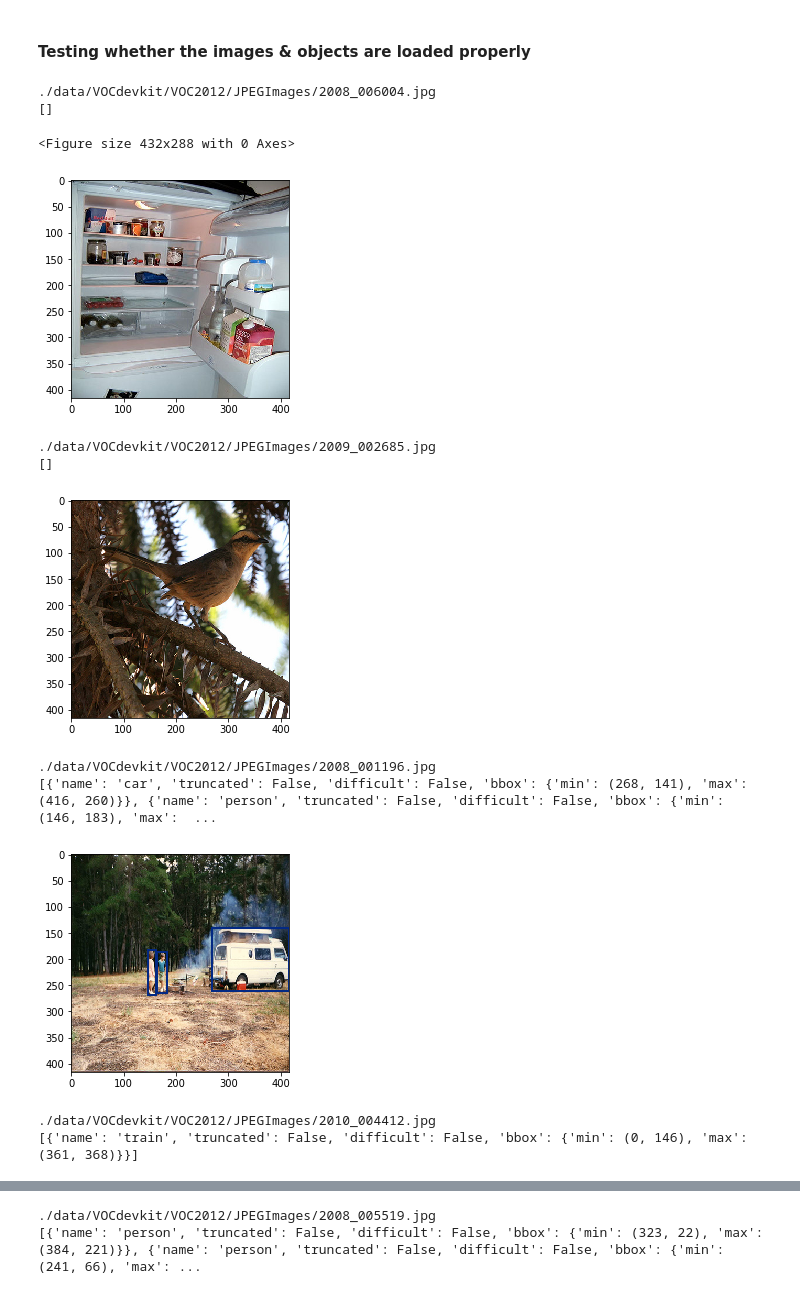
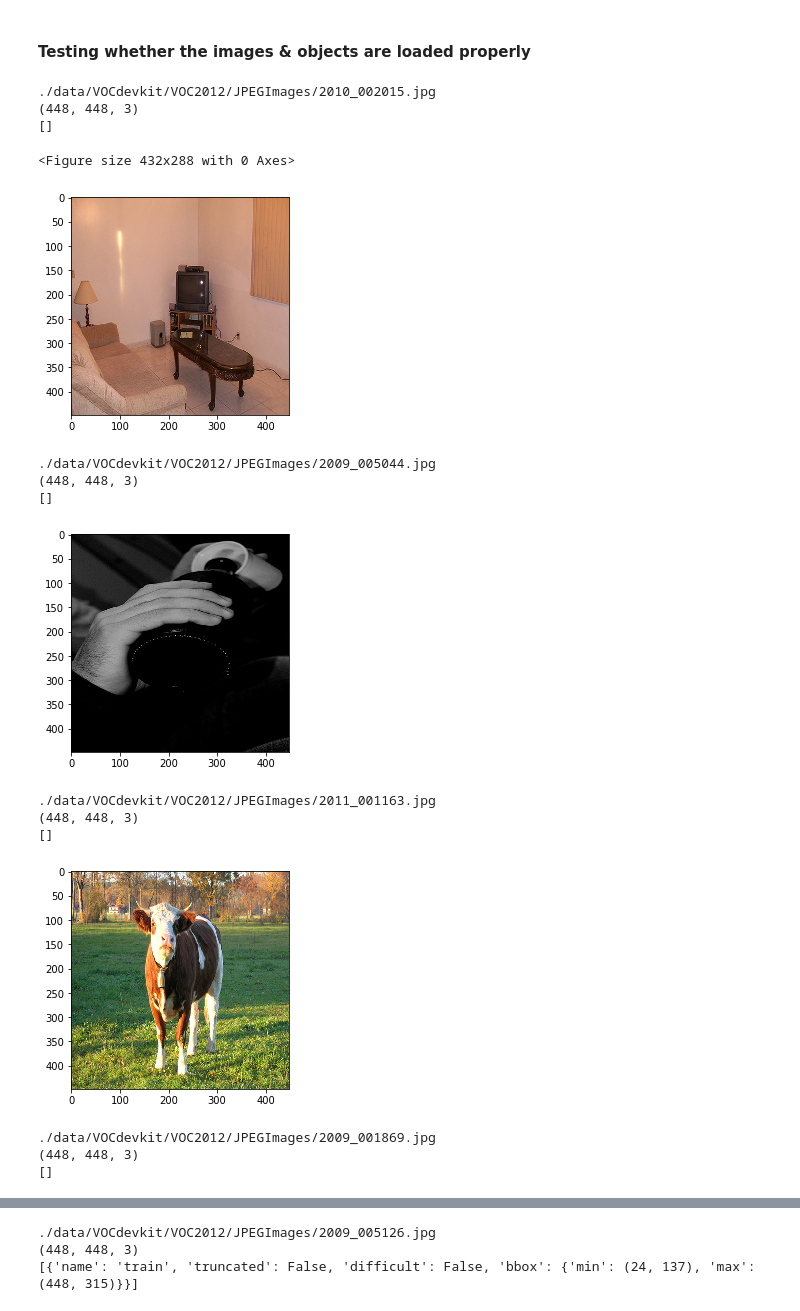
Before and after one commit to fanton-dev/traffic-brain, a Jupyter notebook: classification/YOLO_Traffic_classification.ipynb, the cells around one changed output, grey strips where cells are left out. Saved outputs shown, nothing was run; the diff lists cells and outputs as text; code cells hidden in the pictures.

```diff
--- a/classification/YOLO_Traffic_classification.ipynb
+++ b/classification/YOLO_Traffic_classification.ipynb
@@ -112,3 +68,41 @@ lables_to_load = [
+# %%
+from xml.dom import minidom
+
+class AnnotatedImage:
+    def __init__(self, name):
+        self.name = name
+        self.filepath = './data/VOCdevkit/VOC2012/JPEGImages/' + name + '.jpg'
+        self.image = Image.open(self.filepath)
+        self.objects = self.__get_objects()
+
+    def __get_objects(self):
+        document = minidom.parse('./data/VOCdevkit/VOC2012/Annotations/' + self.name + '.xml')
+        xml_objects = document.getElementsByTagName('object')
+        parsed_objects = []
+        for xml_object in xml_objects:
+            xml_bbox = xml_object.getElementsByTagName('bndbox')[0]
+
+            min_x = int(int(xml_bbox.getElementsByTagName('xmin')[0].firstChild.nodeValue) * (RES / self.image.size[0]))
+            min_y = int(int(xml_bbox.getElementsByTagName('ymin')[0].firstChild.nodeValue) * (RES / self.image.size[1]))
+            max_x = int(int(xml_bbox.getElementsByTagName('xmax')[0].firstChild.nodeValue) * (RES / self.image.size[0]))
+            max_y = int(int(xml_bbox.getElementsByTagName('ymax')[0].firstChild.nodeValue) * (RES / self.image.size[1]))
+
+            parsed_objects.append({
+                'name': xml_object.getElementsByTagName('name')[0].firstChild.nodeValue,
+                'truncated': xml_object.getElementsByTagName('truncated')[0].firstChild.nodeValue == 1,
+                'difficult': xml_object.getElementsByTagName('difficult')[0].firstChild.nodeValue == 1,
+                'bbox': {
+                    "min": (
+                        min_x,
+                        min_y
+                    ),
+                    "max": (
+                        max_x,
+                        max_y
+                    )
+                }
+            })
+        return parsed_objects
 # %% [markdown]
 #### Getting a list of all the train/val images of cars
 # %%
@@ -163,36 +157,41 @@ for image in test_image_list:
 # %%
 import random
 
 plt.figure()
 for i in range(0, 5):
     rng = random.randint(1, len(train_image_list))
     fig,ax = plt.subplots(1)
     ax.imshow(train_image_list[rng].image)
 
     for object in train_image_list[rng].objects:
         rect = patches.Rectangle(
             object['bbox']['min'],
             object['bbox']['max'][0] - object['bbox']['min'][0],
             object['bbox']['max'][1] - object['bbox']['min'][1],
             linewidth=2,
-            edgecolor='#032983',
+            edgecolor='#ff0000',
             facecolor='none'
         )
         ax.add_patch(rect)
 
     print(train_image_list[rng].filepath)
+    print(train_image_list[rng].image.shape)
     print(train_image_list[rng].objects)
     plt.show()
 # %% [output]
-./data/VOCdevkit/VOC2012/JPEGImages/2008_006004.jpg
+./data/VOCdevkit/VOC2012/JPEGImages/2010_002015.jpg
+(448, 448, 3)
 []
 <Figure size 432x288 with 0 Axes>
-[figure, old version]
+[figure, new version]
-./data/VOCdevkit/VOC2012/JPEGImages/2009_002685.jpg
+./data/VOCdevkit/VOC2012/JPEGImages/2009_005044.jpg
+(448, 448, 3)
 []
-[figure, old version]
+[figure, new version]
-./data/VOCdevkit/VOC2012/JPEGImages/2008_001196.jpg
-[{'name': 'car', 'truncated': False, 'difficult': False, 'bbox': {'min': (268, 141), 'max': (416, 260)}}, {'name': 'person', 'truncated': False, 'difficult': False, 'bbox': {'min': (146, 183), 'max':  ...
+./data/VOCdevkit/VOC2012/JPEGImages/2011_001163.jpg
+(448, 448, 3)
+[]
-[figure, old version]
+[figure, new version]
-./data/VOCdevkit/VOC2012/JPEGImages/2010_004412.jpg
-[{'name': 'train', 'truncated': False, 'difficult': False, 'bbox': {'min': (0, 146), 'max': (361, 368)}}]
+./data/VOCdevkit/VOC2012/JPEGImages/2009_001869.jpg
+(448, 448, 3)
+[]
@@ -200,2 +199,3 @@ for i in range(0, 5):
-./data/VOCdevkit/VOC2012/JPEGImages/2008_005519.jpg
-[{'name': 'person', 'truncated': False, 'difficult': False, 'bbox': {'min': (323, 22), 'max': (384, 221)}}, {'name': 'person', 'truncated': False, 'difficult': False, 'bbox': {'min': (241, 66), 'max': ...
+./data/VOCdevkit/VOC2012/JPEGImages/2009_005126.jpg
+(448, 448, 3)
+[{'name': 'train', 'truncated': False, 'difficult': False, 'bbox': {'min': (24, 137), 'max': (448, 315)}}]
```
Also changed, not shown: parts of 18 cells of this notebook.
